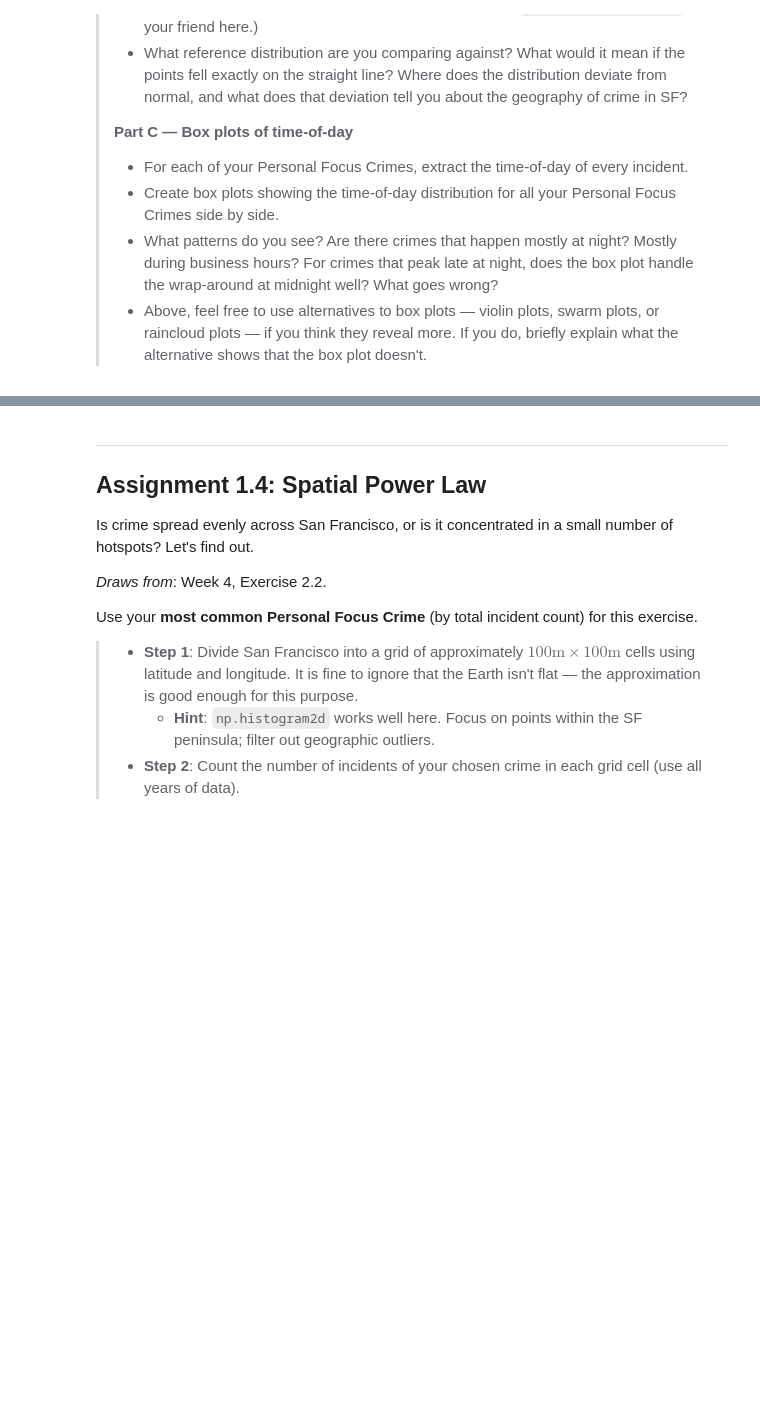
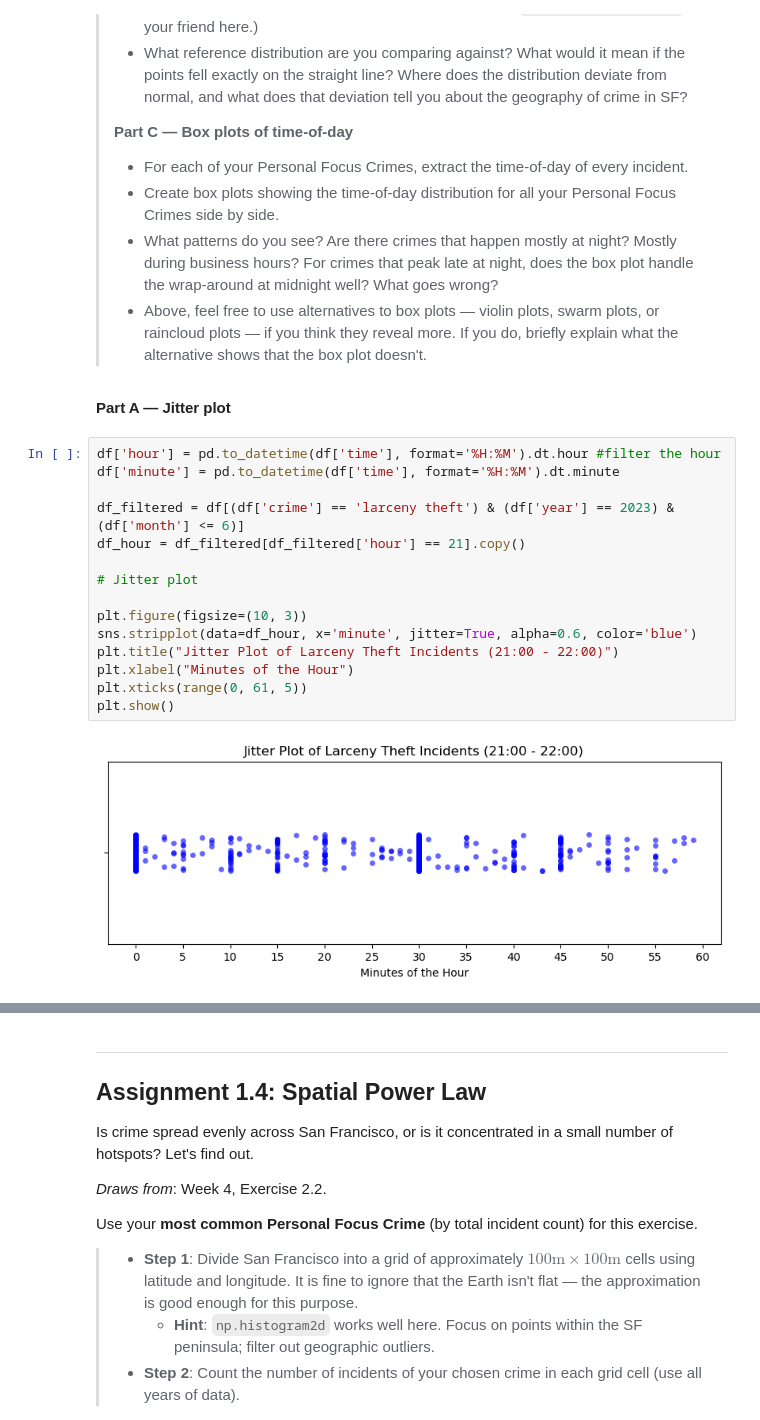
Before and after one commit to Ghjacobsen/02806sd_project, a Jupyter notebook: notebooks/Assignment1_Cemile.ipynb, the cells around one changed output, grey strips where cells are left out. Saved outputs shown, nothing was run; the diff lists cells and outputs as text; blank space fills up the shorter version.

Commit message:
1.3 Part A

```diff
--- a/notebooks/Assignment1_Cemile.ipynb
+++ b/notebooks/Assignment1_Cemile.ipynb
@@ -239,3 +240,22 @@ This exercise asks you to recreate several classic plot types from DAOST Chapter
 > * Create box plots showing the time-of-day distribution for all your Personal Focus Crimes side by side.
 > * What patterns do you see? Are there crimes that happen mostly at night? Mostly during business hours? For crimes that peak late at night, does the box plot handle the wrap-around at midnight well? What goes wrong?
 > * Above, feel free to use alternatives to box plots — violin plots, swarm plots, or raincloud plots — if you think they reveal more. If you do, briefly explain what the alternative shows that the box plot doesn't.
+# %% [markdown]
+**Part A — Jitter plot**
+# %%
+df['hour'] = pd.to_datetime(df['time'], format='%H:%M').dt.hour #filter the hour
+df['minute'] = pd.to_datetime(df['time'], format='%H:%M').dt.minute
+
+df_filtered = df[(df['crime'] == 'larceny theft') & (df['year'] == 2023) & (df['month'] <= 6)]
+df_hour = df_filtered[df_filtered['hour'] == 21].copy()
+
+# Jitter plot
+
+plt.figure(figsize=(10, 3))
+sns.stripplot(data=df_hour, x='minute', jitter=True, alpha=0.6, color='blue')
+plt.title("Jitter Plot of Larceny Theft Incidents (21:00 - 22:00)")
+plt.xlabel("Minutes of the Hour")
+plt.xticks(range(0, 61, 5))
+plt.show()
+# %% [output]
+[figure, added]
```
Also changed, not shown: parts of 5 cells of this notebook.
